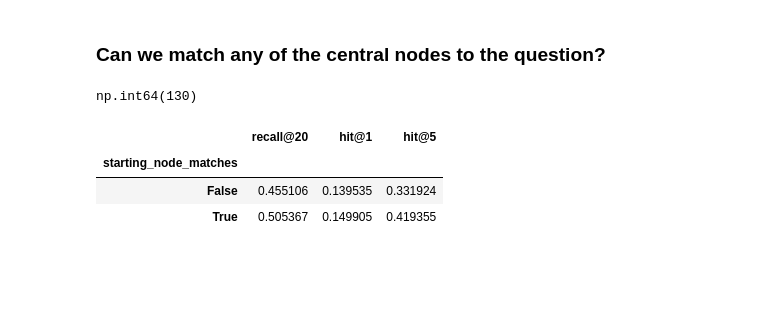
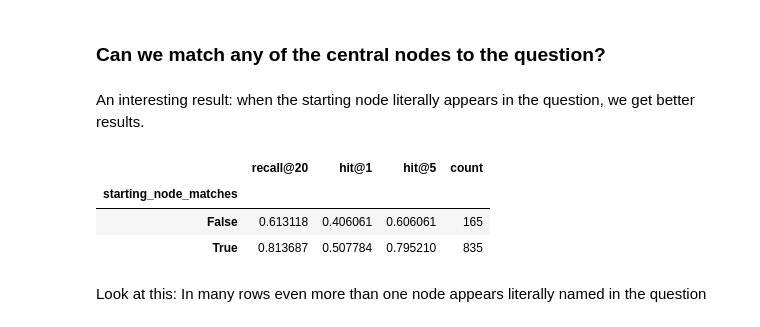
Before and after one commit to JoaquinPolonuer/graphsearch, a Jupyter notebook: notebooks/2hop_result_analysis.ipynb, the cells around one changed output. Cells and saved outputs as stored; diff of their text form; code cells hidden in the pictures; blank space fills up the shorter version.

```diff
--- a/notebooks/2hop_result_analysis.ipynb
+++ b/notebooks/2hop_result_analysis.ipynb
@@ -147,17 +154,18 @@ df["starting_node_matches"] = df.apply(
-# %%
-(df['n_of_node_exact_matches'] == 0).sum()
-# %% [output]
-np.int64(130)
-# %%
-df.groupby('starting_node_matches').agg(
-    {
-        "recall@20": "mean",
-        "hit@1": "mean",
-        "hit@5": "mean",
-    }
-)
-# %% [output]
-|  | recall@20 | hit@1 | hit@5 |
-| starting_node_matches |  |  |  |
-| False | 0.455106 | 0.139535 | 0.331924 |
-| True | 0.505367 | 0.149905 | 0.419355 |
+# %% [markdown]
+An interesting result: when the starting node literally appears in the question, we get better results.
+# %%
+df.groupby('starting_node_matches').agg(
+    {
+        "recall@20": "mean",
+        "hit@1": "mean",
+        "hit@5": "mean",
+        "file_id": "count"
+    }
+).rename(columns={"file_id": "count"})
+# %% [output]
+|  | recall@20 | hit@1 | hit@5 | count |
+| starting_node_matches |  |  |  |  |
+| False | 0.613118 | 0.406061 | 0.606061 | 165 |
+| True | 0.813687 | 0.507784 | 0.795210 | 835 |
+# %% [markdown]
+Look at this: In many rows even more than one node appears literally named in the question
```
Also changed, not shown: parts of 9 cells of this notebook.
